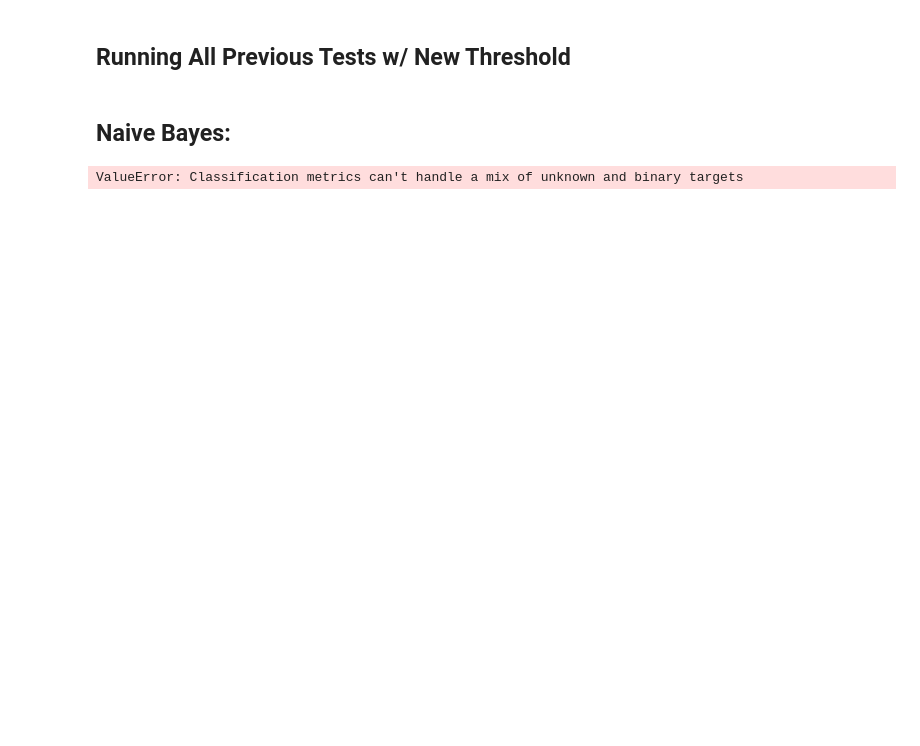
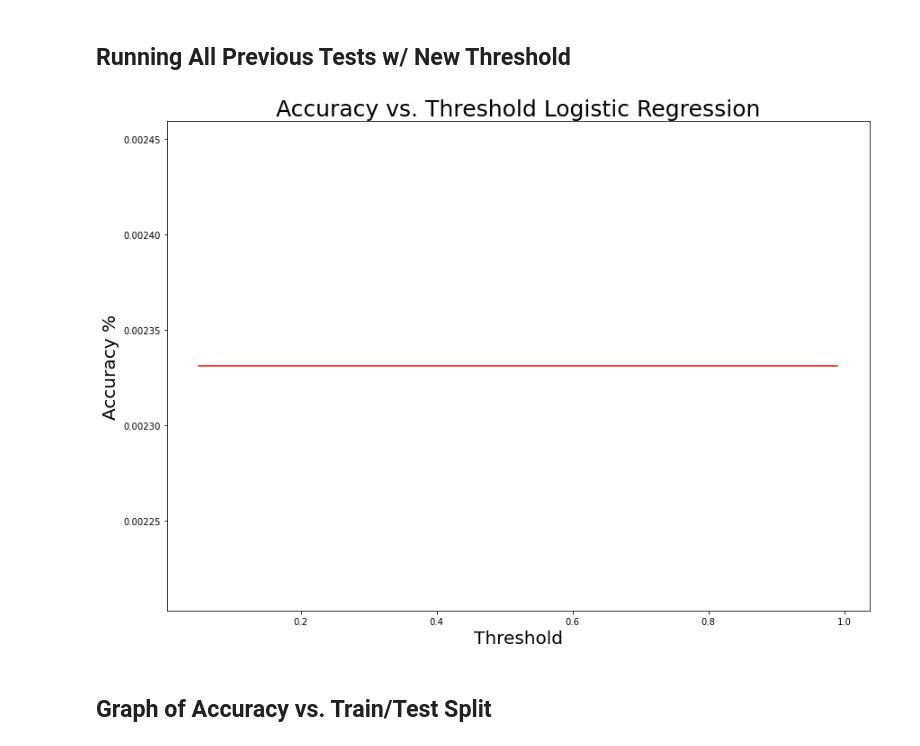
Before and after one commit to spa542/DSCI470, a Jupyter notebook: Project_2_Loan_Prediction_Dataset/Loan_Prediction_Dataset_Playground.ipynb, the cells around one changed output. Drawn from its saved outputs; the diff is of its cells as text; code cells hidden in the pictures; blank space fills up the shorter version.

Commit message:
Added changes to notebook and added graphs

```diff
--- a/Project_2_Loan_Prediction_Dataset/Loan_Prediction_Dataset_Playground.ipynb
+++ b/Project_2_Loan_Prediction_Dataset/Loan_Prediction_Dataset_Playground.ipynb
@@ -443,6 +443,14 @@ def print_accuracy_score(y_train, y_pred):
             correct_predictions += 1
     accuracy = correct_predictions / len(y_train)
     print(f'Accuracy Score: {accuracy}')
+
+def get_accuracy_score(y_train, y_pred):
+    correct_predictions = 0
+    for true, predicted in zip(y_train, y_pred):
+        if true == predicted:
+            correct_predictions += 1
+    accuracy = correct_predictions / len(y_train)
+    return accuracy
 # %%
 y_predictions = log_reg.predict(X_train)
 print_accuracy_score(Y_train, y_predictions)
@@ -451,14 +459,30 @@ Accuracy Score: 0.668997668997669
 # %% [markdown]
 ## Running All Previous Tests w/ New Threshold
-# %% [markdown]
-## Naive Bayes:
-# %%
-# Compute the naive bayes
-naive_bayes = GaussianNB()
-naive_bayes.fit(X_train, Y_train)
-# Get the predictor
-Y_pred_naive_bayes = naive_bayes.predict(X_test)
-print(classification_report(Y_test, Y_pred_naive_bayes))
-print(f'Accuracy Score: {accuracy_score(Y_test, Y_pred_naive_bayes)}')
-# %% [output]
-ValueError: Classification metrics can't handle a mix of unknown and binary targets
+# %%
+def get_threshold_list_and_corresponding_accuracy(classifier, x_test_data, y_test_data):
+    # Creating a threshold list that will be used to test various "thresholds" for logistic regression accuracy
+    threshold_list = [0.05,0.1,0.15,0.2,0.25,0.3,0.35,0.4,0.45,0.5,0.55,0.6,0.65,.7,.75,.8,.85,.9,.95,.99]
+    accuracy_per_threshold = []
+    pred_proba_df = pd.DataFrame(classifier.predict_proba(x_test_data))
+    for i in threshold_list:
+        y_test_pred = pred_proba_df.applymap(lambda x: 1 if x > i else 0)
+        test_accuracy = get_accuracy_score(y_test_data, y_test_pred)
+        accuracy_per_threshold.append(test_accuracy)
+    return threshold_list, accuracy_per_threshold
+
+def plot_accuracy_vs_threshold(threshold_list, accuracy_list):
+    # Plot the accuracies over a threshold change
+    plt.figure(figsize=(14,10))
+    plt.plot(threshold_list, accuracy_list, c='red')
+    plt.xlabel('Threshold', fontsize=20)
+    plt.ylabel('Accuracy %', fontsize=20)
+    plt.title('Accuracy vs. Threshold Logistic Regression', fontsize=25)
+    plt.show()
+# %%
+# Run the tests
+threshold_list, accuracy_per_threshold = get_threshold_list_and_corresponding_accuracy(log_reg, X_train, Y_train)
+plot_accuracy_vs_threshold(threshold_list, accuracy_per_threshold)
+# %% [output]
+[figure, added]
+# %% [markdown]
+## Graph of Accuracy vs. Train/Test Split
```
Also changed, not shown: parts of 7 cells of this notebook, 1 other file.
